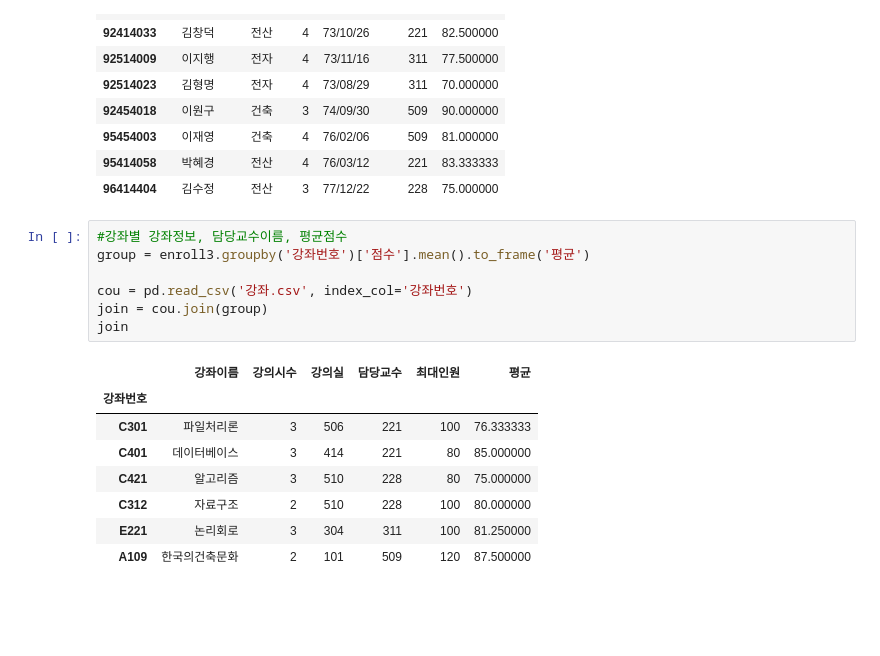
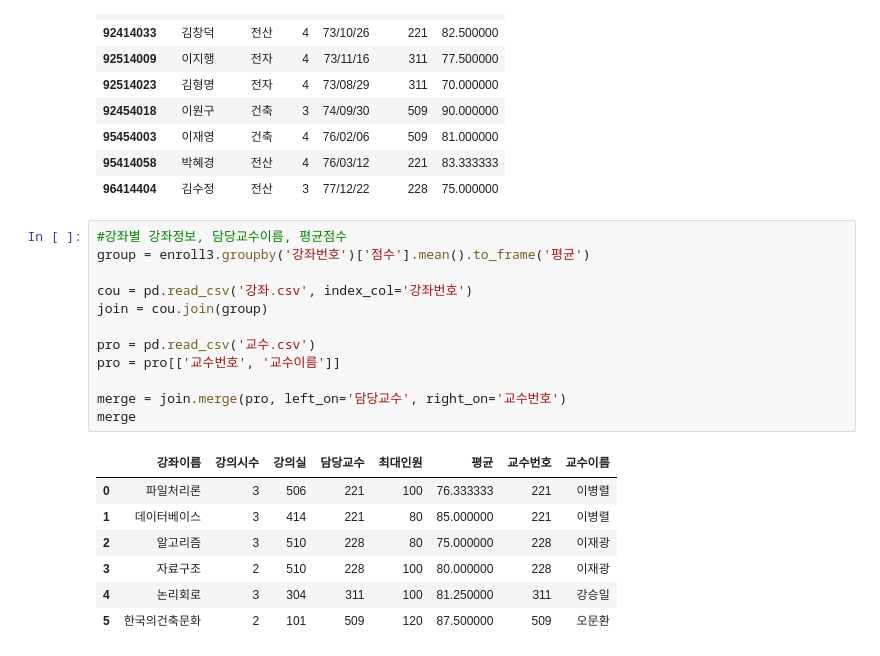
Before and after one commit to Jeongchani/AI_python, a Jupyter notebook: 03.데이터분석/학사관리/학사관리.ipynb, the cells around one changed output. Drawn from its saved outputs; the diff is of its cells as text; blank space fills up the shorter version.

```diff
--- a/03.데이터분석/학사관리/학사관리.ipynb
+++ b/03.데이터분석/학사관리/학사관리.ipynb
@@ -208,16 +208,20 @@ join
 # %%
 #강좌별 강좌정보, 담당교수이름, 평균점수
 group = enroll3.groupby('강좌번호')['점수'].mean().to_frame('평균')
 
 cou = pd.read_csv('강좌.csv', index_col='강좌번호')
 join = cou.join(group)
-join
+
+pro = pd.read_csv('교수.csv')
+pro = pro[['교수번호', '교수이름']]
+
+merge = join.merge(pro, left_on='담당교수', right_on='교수번호')
+merge
 # %% [output]
-|  | 강좌이름 | 강의시수 | 강의실 | 담당교수 | 최대인원 | 평균 |
-| 강좌번호 |  |  |  |  |  |  |
-| C301 | 파일처리론 | 3 | 506 | 221 | 100 | 76.333333 |
-| C401 | 데이터베이스 | 3 | 414 | 221 | 80 | 85.000000 |
-| C421 | 알고리즘 | 3 | 510 | 228 | 80 | 75.000000 |
-| C312 | 자료구조 | 2 | 510 | 228 | 100 | 80.000000 |
-| E221 | 논리회로 | 3 | 304 | 311 | 100 | 81.250000 |
-| A109 | 한국의건축문화 | 2 | 101 | 509 | 120 | 87.500000 |
+|  | 강좌이름 | 강의시수 | 강의실 | 담당교수 | 최대인원 | 평균 | 교수번호 | 교수이름 |
+| 0 | 파일처리론 | 3 | 506 | 221 | 100 | 76.333333 | 221 | 이병렬 |
+| 1 | 데이터베이스 | 3 | 414 | 221 | 80 | 85.000000 | 221 | 이병렬 |
+| 2 | 알고리즘 | 3 | 510 | 228 | 80 | 75.000000 | 228 | 이재광 |
+| 3 | 자료구조 | 2 | 510 | 228 | 100 | 80.000000 | 228 | 이재광 |
+| 4 | 논리회로 | 3 | 304 | 311 | 100 | 81.250000 | 311 | 강승일 |
+| 5 | 한국의건축문화 | 2 | 101 | 509 | 120 | 87.500000 | 509 | 오문환 |
```
